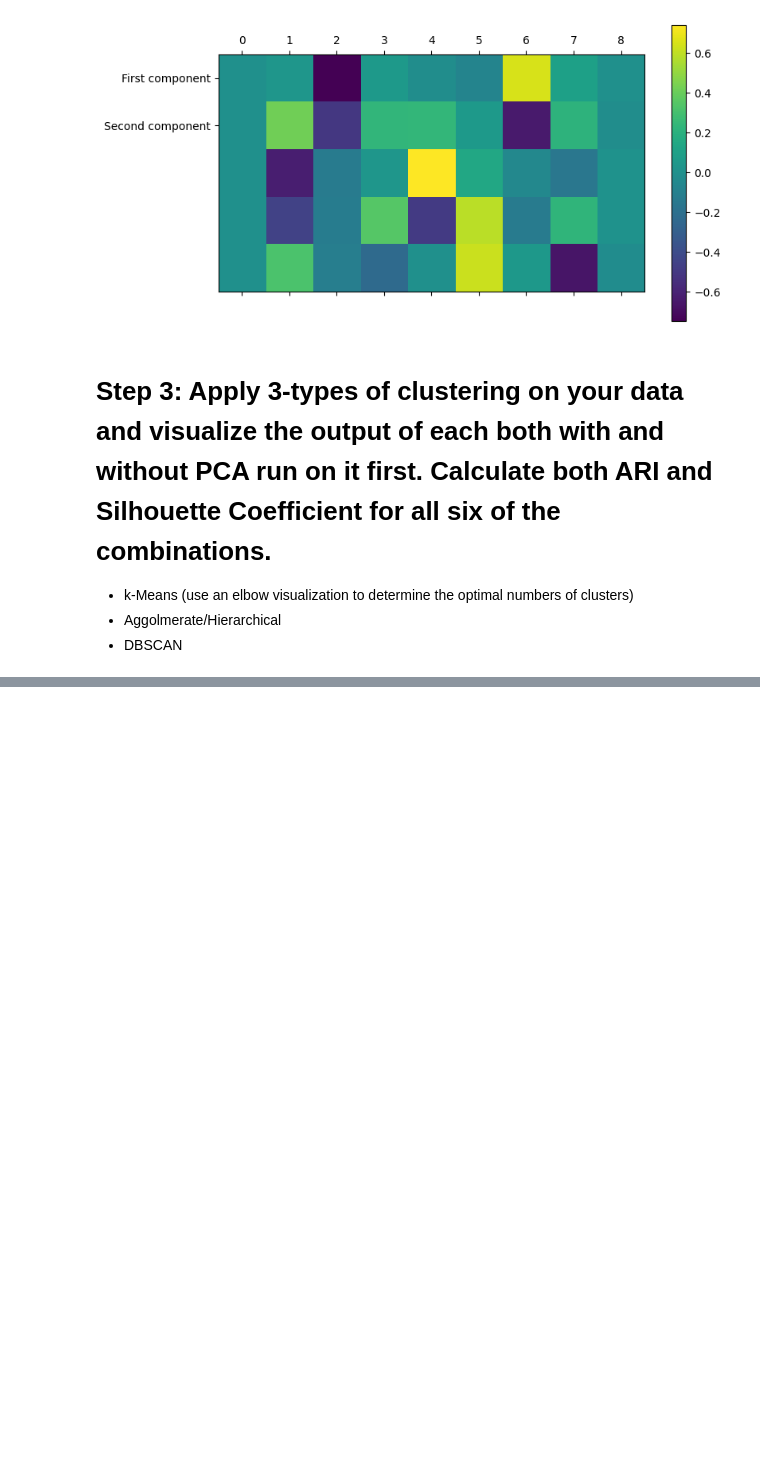
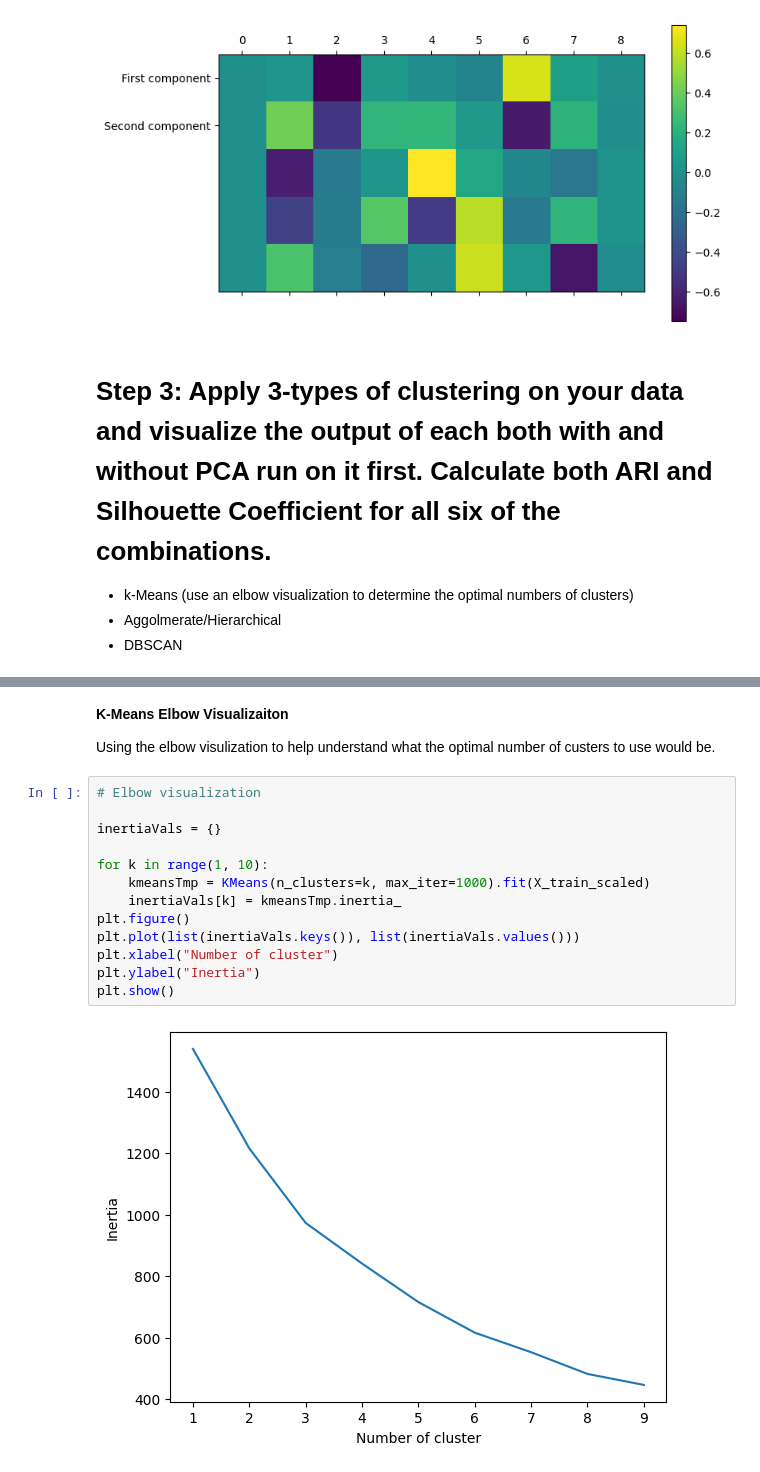
Before and after one commit to atoothman/Data-71200-Projects-, a Jupyter notebook: DATA_71200_Project_3_Glass_ID.ipynb, the cells around one changed output, grey strips where cells are left out. Drawn from its saved outputs; the diff is of its cells as text; blank space fills up the shorter version.

```diff
--- a/DATA_71200_Project_3_Glass_ID.ipynb
+++ b/DATA_71200_Project_3_Glass_ID.ipynb
@@ -427,0 +521,19 @@ ValueError: The number of FixedLocator locations (9), usually from a call to set
+# %% [markdown]
+**K-Means Elbow Visualizaiton**
+
+Using the elbow visulization to help understand what the optimal number of custers to use would be.
+# %%
+# Elbow visualization
+
+inertiaVals = {}
+
+for k in range(1, 10):
+    kmeansTmp = KMeans(n_clusters=k, max_iter=1000).fit(X_train_scaled)
+    inertiaVals[k] = kmeansTmp.inertia_
+plt.figure()
+plt.plot(list(inertiaVals.keys()), list(inertiaVals.values()))
+plt.xlabel("Number of cluster")
+plt.ylabel("Inertia")
+plt.show()
+# %% [output]
+[figure, added]
```
Also changed, not shown: parts of 28 cells of this notebook.
